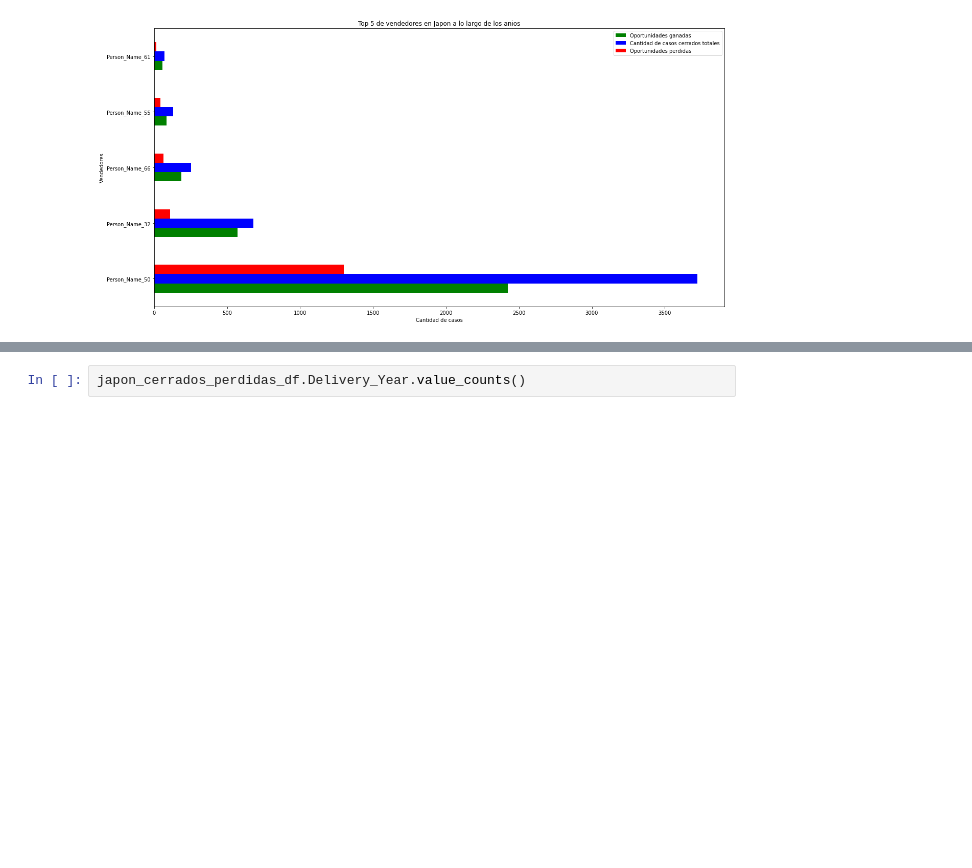
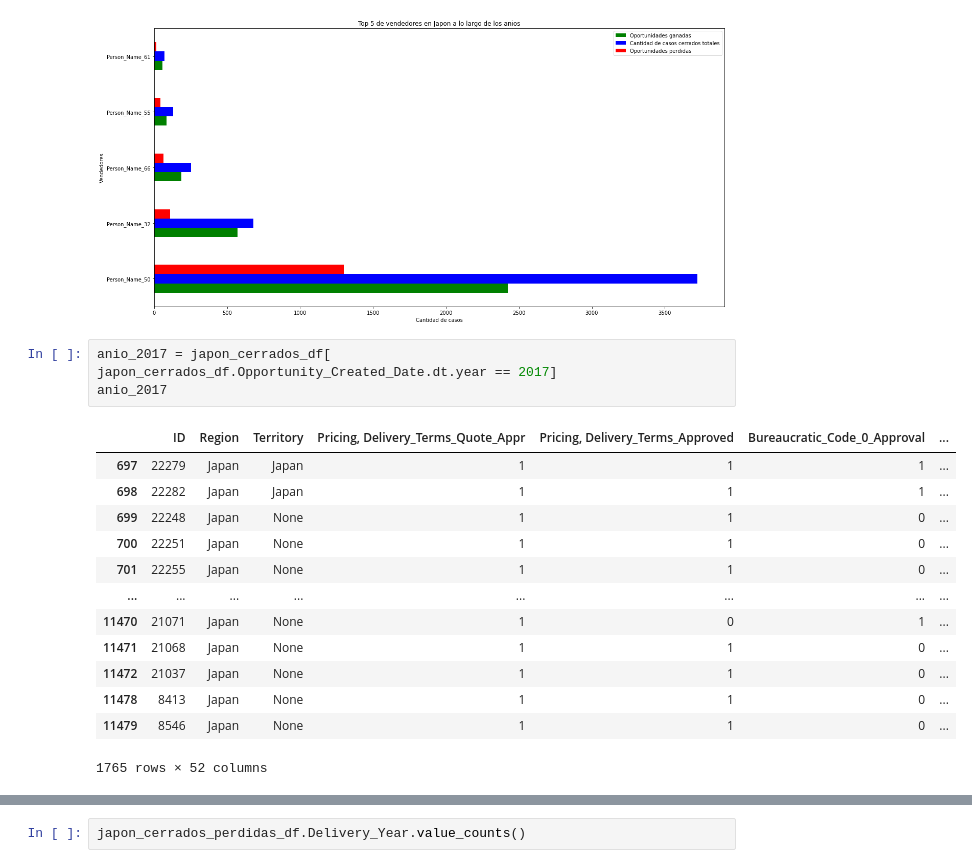
Before and after one commit to Ramaxx95/TP1-Orga-de-Datos, a Jupyter notebook: Visualizaciones/Region_Japan.ipynb, the cells around one changed output, grey strips where cells are left out. Saved outputs shown, nothing was run; the diff lists cells and outputs as text; blank space fills up the shorter version.

```diff
--- a/Visualizaciones/Region_Japan.ipynb
+++ b/Visualizaciones/Region_Japan.ipynb
@@ -182,3 +182,20 @@ ax.set_xlabel('Cantidad de casos')
 plt.show()
 # %% [output]
 [figure]
+# %%
+anio_2017 = japon_cerrados_df[ japon_cerrados_df.Opportunity_Created_Date.dt.year == 2017]
+anio_2017
+# %% [output]
+|  | ID | Region | Territory | Pricing, Delivery_Terms_Quote_Appr | Pricing, Delivery_Terms_Approved | Bureaucratic_Code_0_Approval | ... |
+| 697 | 22279 | Japan | Japan | 1 | 1 | 1 | ... |
+| 698 | 22282 | Japan | Japan | 1 | 1 | 1 | ... |
+| 699 | 22248 | Japan | None | 1 | 1 | 0 | ... |
+| 700 | 22251 | Japan | None | 1 | 1 | 0 | ... |
+| 701 | 22255 | Japan | None | 1 | 1 | 0 | ... |
+| ... | ... | ... | ... | ... | ... | ... | ... |
+| 11470 | 21071 | Japan | None | 1 | 0 | 1 | ... |
+| 11471 | 21068 | Japan | None | 1 | 1 | 0 | ... |
+| 11472 | 21037 | Japan | None | 1 | 1 | 0 | ... |
+| 11478 | 8413 | Japan | None | 1 | 1 | 0 | ... |
+| 11479 | 8546 | Japan | None | 1 | 1 | 0 | ... |
+1765 rows × 52 columns
```
Also changed, not shown: parts of 5 cells of this notebook.
